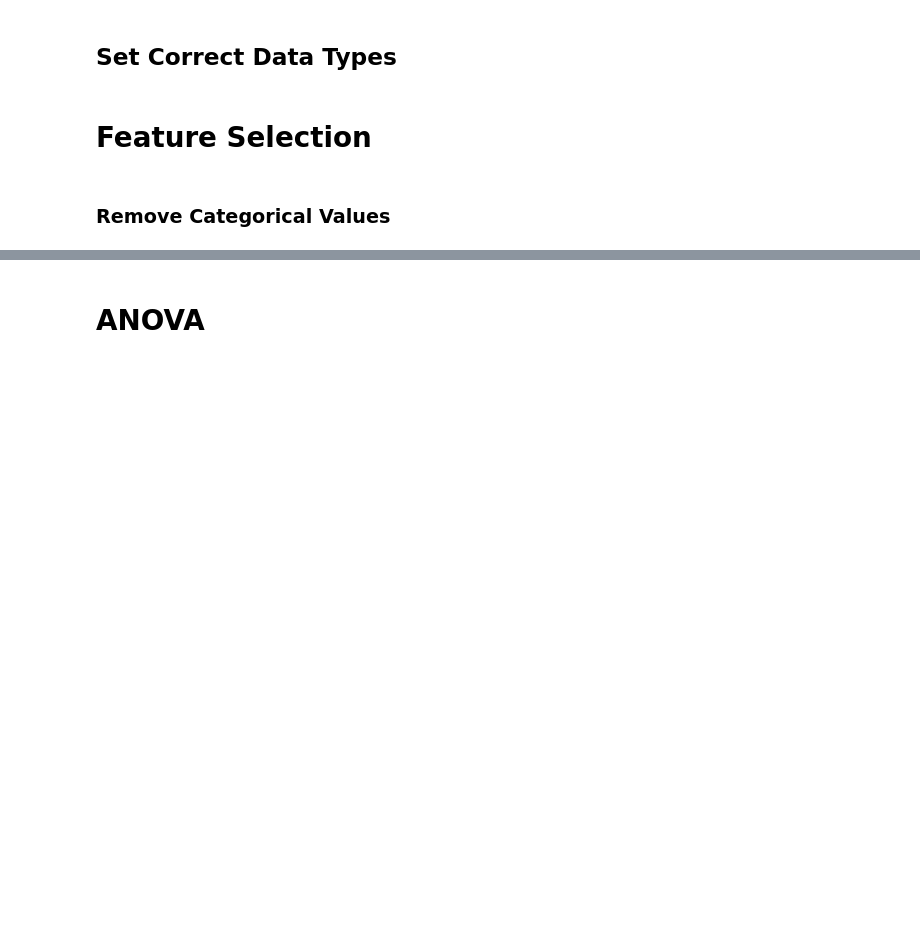
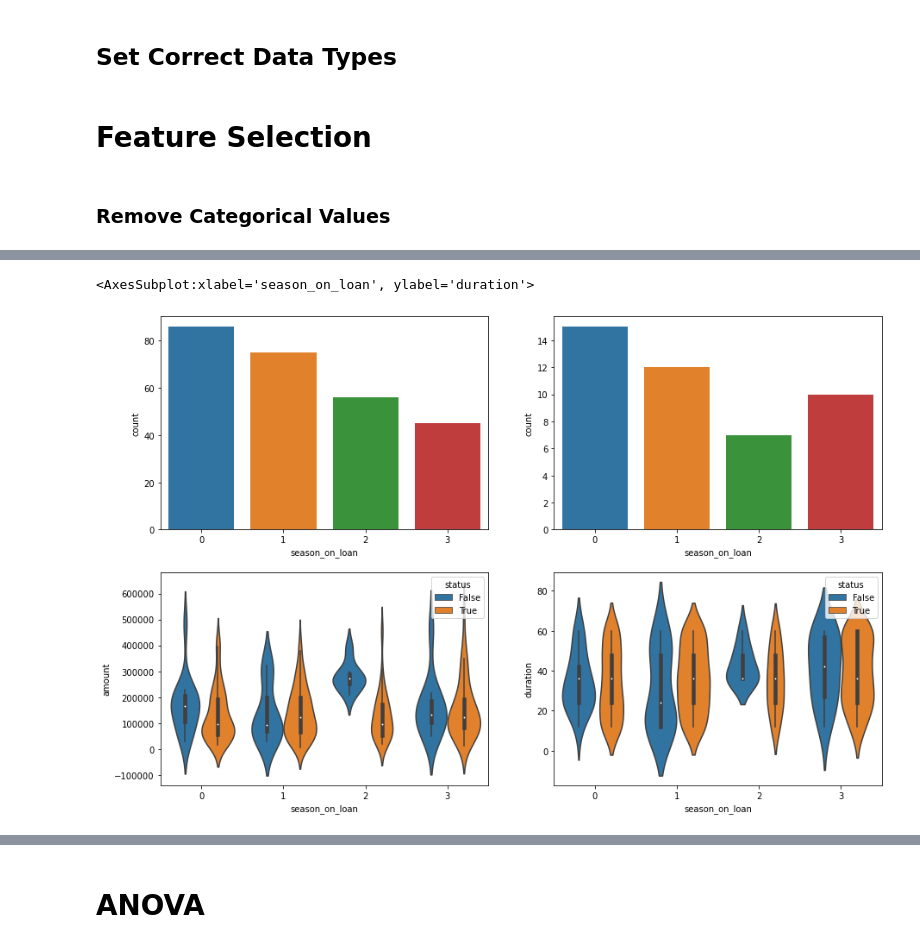
Before and after one commit to DreFlo/ac-2223, a Jupyter notebook: proj_notebook.ipynb, the cells around one changed output, grey strips where cells are left out. Saved outputs shown, nothing was run; the diff lists cells and outputs as text; code cells hidden in the pictures; blank space fills up the shorter version.

```diff
--- a/proj_notebook.ipynb
+++ b/proj_notebook.ipynb
@@ -477,0 +744,10 @@ plt.show()
+# %%
+fig, ax = plt.subplots(2,2)
+fig.set_size_inches(15, 10)
+sb.countplot(x="season_on_loan", data=joined_df[joined_df["status"] == 1], ax=ax[0][0])
+sb.countplot(x="season_on_loan", data=joined_df[joined_df["status"] != 1], ax=ax[0][1])
+sb.violinplot(x="season_on_loan", y="amount", data=joined_df, hue="status", ax=ax[1][0])
+sb.violinplot(x="season_on_loan", y="duration", data=joined_df, hue="status", ax=ax[1][1])
+# %% [output]
+<AxesSubplot:xlabel='season_on_loan', ylabel='duration'>
+[figure, added]
```
Also changed, not shown: parts of 43 cells of this notebook.
